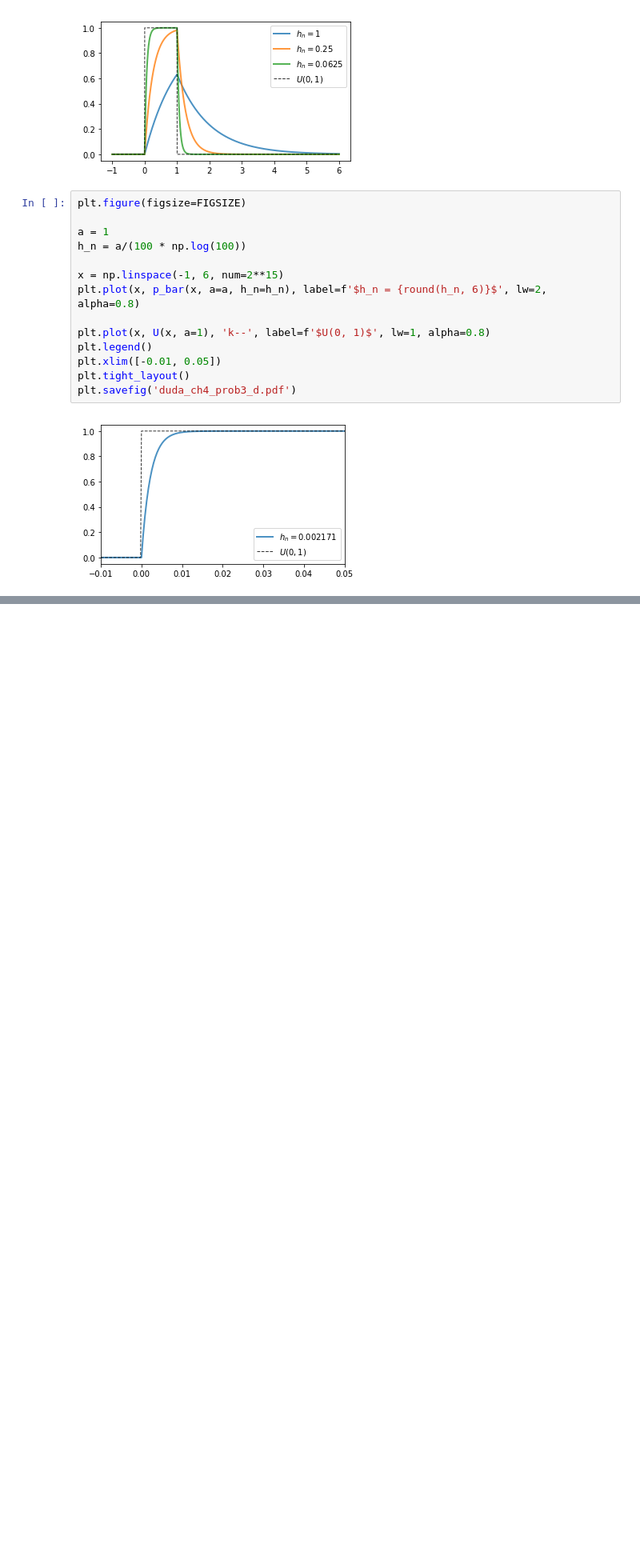
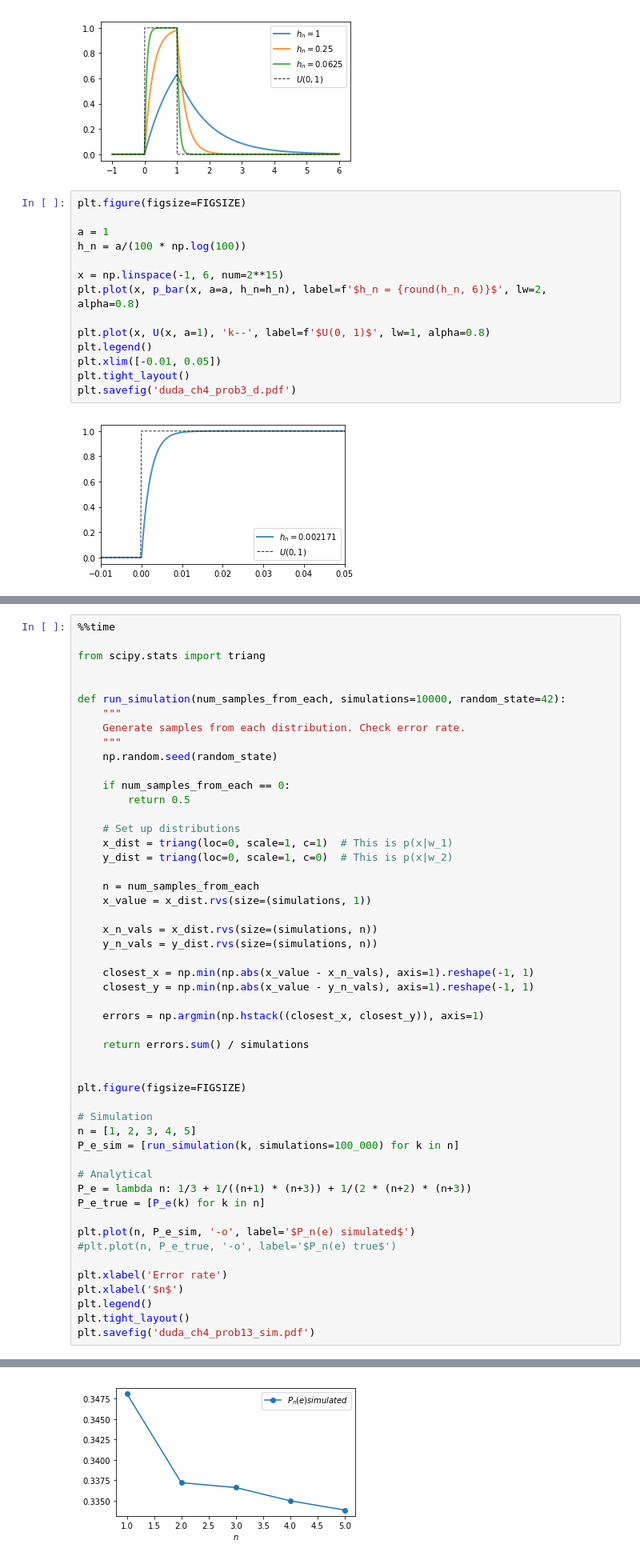
Before and after one commit to tommyod/lml, a Jupyter notebook: latex/figs/create_figures.ipynb, the cells around one changed output, grey strips where cells are left out. Shown at 80% size. Drawn from its saved outputs; the diff is of its cells as text; blank space fills up the shorter version.

```diff
--- a/latex/figs/create_figures.ipynb
+++ b/latex/figs/create_figures.ipynb
@@ -95,0 +146,52 @@ plt.savefig('duda_ch4_prob3_d.pdf')
+# %%
+%%time
+
+from scipy.stats import triang
+
+
+def run_simulation(num_samples_from_each, simulations=10000, random_state=42):
+    """
+    Generate samples from each distribution. Check error rate.
+    """
+    np.random.seed(random_state)
+
+    if num_samples_from_each == 0:
+        return 0.5
+
+    # Set up distributions
+    x_dist = triang(loc=0, scale=1, c=1)  # This is p(x|w_1)
+    y_dist = triang(loc=0, scale=1, c=0)  # This is p(x|w_2)
+
+    n = num_samples_from_each
+    x_value = x_dist.rvs(size=(simulations, 1))
+
+    x_n_vals = x_dist.rvs(size=(simulations, n))
+    y_n_vals = y_dist.rvs(size=(simulations, n))
+
+    closest_x = np.min(np.abs(x_value - x_n_vals), axis=1).reshape(-1, 1)
+    closest_y = np.min(np.abs(x_value - y_n_vals), axis=1).reshape(-1, 1)
+
+    errors = np.argmin(np.hstack((closest_x, closest_y)), axis=1)
+
+    return errors.sum() / simulations
+
+
+plt.figure(figsize=FIGSIZE)
+
+# Simulation
+n = [1, 2, 3, 4, 5]
+P_e_sim = [run_simulation(k, simulations=100_000) for k in n]
+
+# Analytical
+P_e = lambda n: 1/3 + 1/((n+1) * (n+3)) + 1/(2 * (n+2) * (n+3))
+P_e_true = [P_e(k) for k in n]
+
+plt.plot(n, P_e_sim, '-o', label='$P_n(e) simulated$')
+#plt.plot(n, P_e_true, '-o', label='$P_n(e) true$')
+
+plt.xlabel('Error rate')
+plt.xlabel('$n$')
+plt.legend()
+plt.tight_layout()
+plt.savefig('duda_ch4_prob13_sim.pdf')
+# %% [output]
@@ -95,0 +200 @@ plt.savefig('duda_ch4_prob3_d.pdf')
+[figure, added]
```
Also changed, not shown: parts of 9 cells of this notebook, 6 other files.
